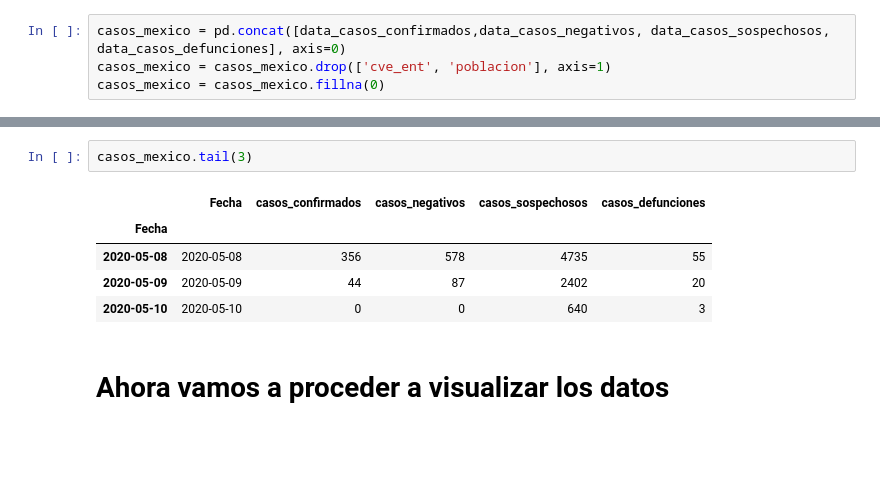
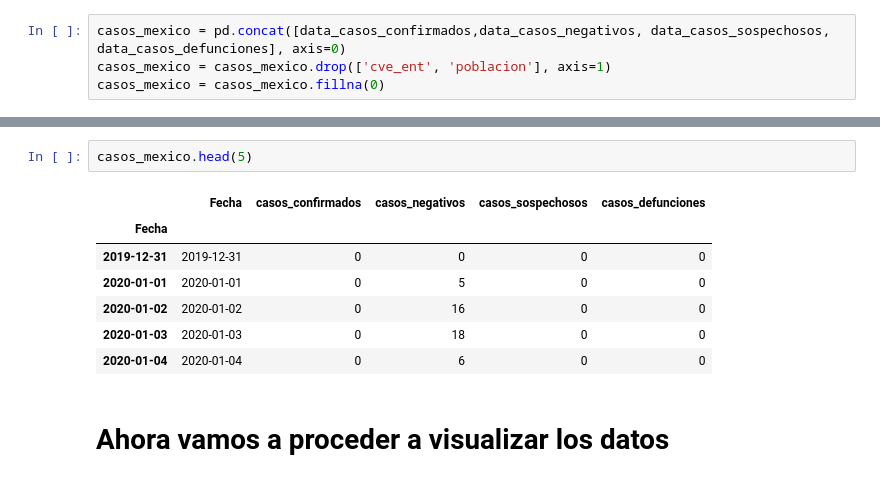
Before and after one commit to Physicworld/ProyectoIO, a Jupyter notebook: ProyectoIO_Notebook.ipynb, the cells around one changed output, grey strips where cells are left out. Drawn from its saved outputs; the diff is of its cells as text; blank space fills up the shorter version.

```diff
--- a/ProyectoIO_Notebook.ipynb
+++ b/ProyectoIO_Notebook.ipynb
@@ -138,11 +143,13 @@ casos_mexico = casos_mexico.sort_index()
-# %%
-casos_mexico.tail(3)
-# %% [output]
-|  | Fecha | casos_confirmados | casos_negativos | casos_sospechosos | casos_defunciones |
-| Fecha |  |  |  |  |  |
-| 2020-05-08 | 2020-05-08 | 356 | 578 | 4735 | 55 |
-| 2020-05-09 | 2020-05-09 | 44 | 87 | 2402 | 20 |
-| 2020-05-10 | 2020-05-10 | 0 | 0 | 640 | 3 |
+# %%
+casos_mexico.head(5)
+# %% [output]
+|  | Fecha | casos_confirmados | casos_negativos | casos_sospechosos | casos_defunciones |
+| Fecha |  |  |  |  |  |
+| 2019-12-31 | 2019-12-31 | 0 | 0 | 0 | 0 |
+| 2020-01-01 | 2020-01-01 | 0 | 5 | 0 | 0 |
+| 2020-01-02 | 2020-01-02 | 0 | 16 | 0 | 0 |
+| 2020-01-03 | 2020-01-03 | 0 | 18 | 0 | 0 |
+| 2020-01-04 | 2020-01-04 | 0 | 6 | 0 | 0 |
 # %% [markdown]
 # Ahora vamos a proceder a visualizar los datos
 # %%
```
Also changed, not shown: parts of 8 cells of this notebook.
